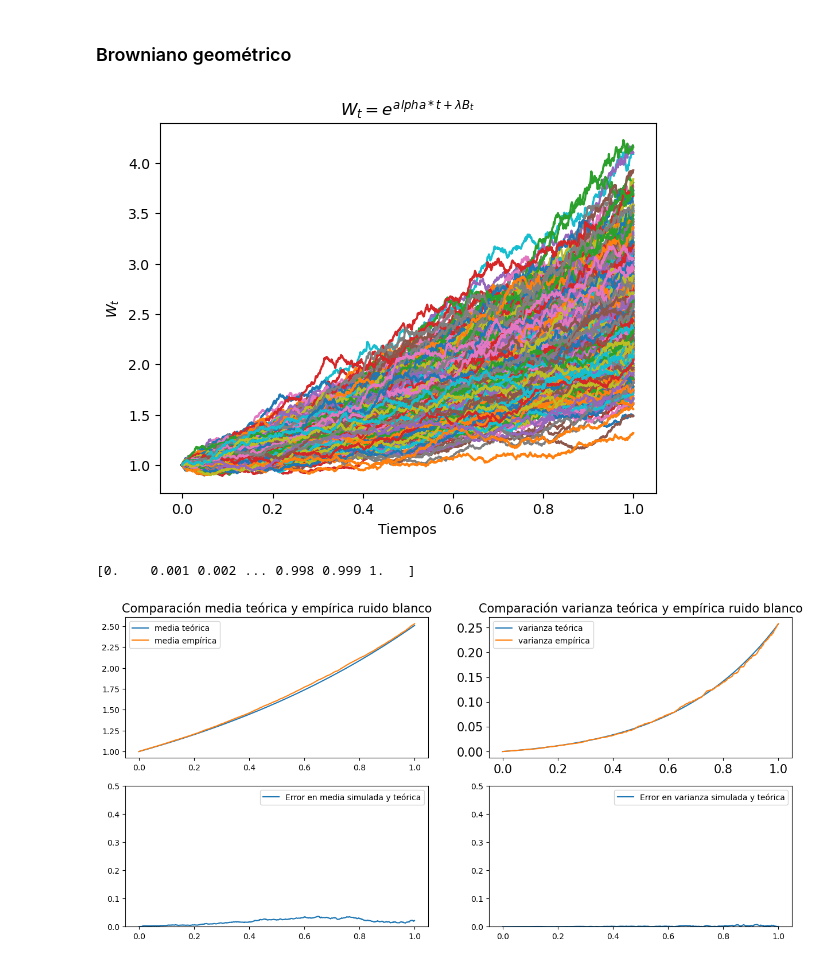
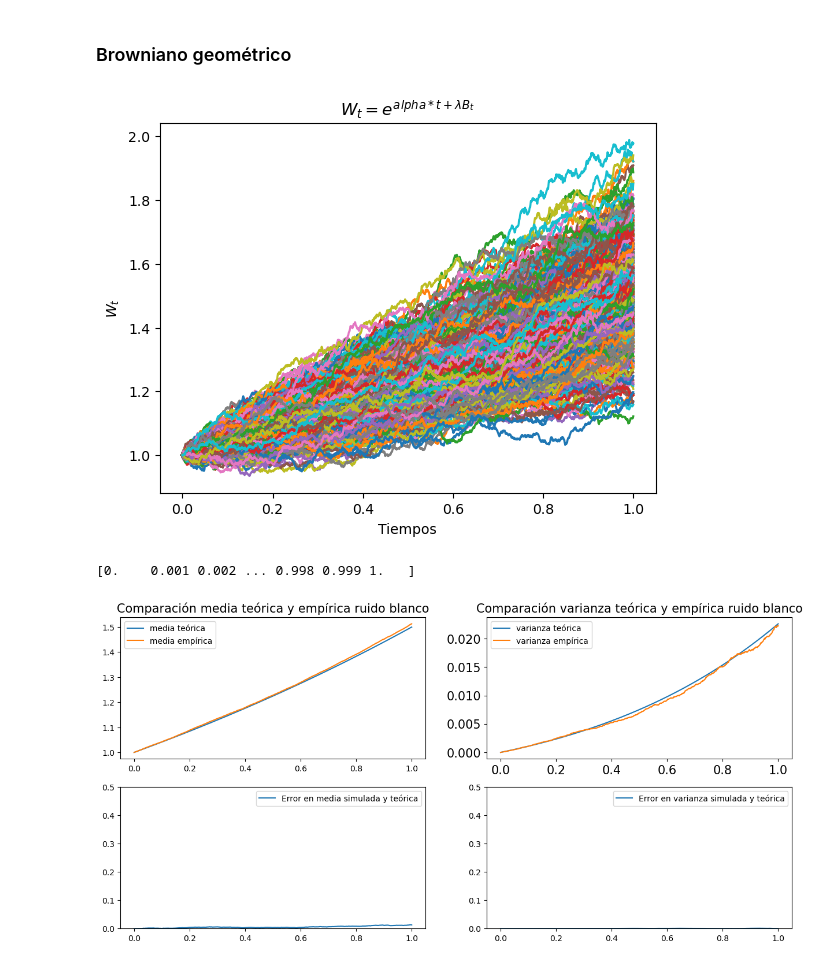
Before and after one commit to msanchezr99/Talleres_estocasticos1, a Jupyter notebook: Procesos_estoc_continuos/Proc_cont.ipynb, the cells around one changed output. Saved outputs shown, nothing was run; the diff lists cells and outputs as text; code cells hidden in the pictures.

```diff
--- a/Procesos_estoc_continuos/Proc_cont.ipynb
+++ b/Procesos_estoc_continuos/Proc_cont.ipynb
@@ -27,12 +27,12 @@ import brownian_motion as bm
 T=1 #Horizonte de tiempo
 s=999 # número de subintervalos
 n=s+1 # número de puntos
-d=1000 # núm de tratectorias
+d=100 # núm de tratectorias
 time=np.linspace(0,T,n) #Con n=s+1 puntos obtengo 0=t_0<...<t_n=T, s subintervalos
 dt=T/n
 
 #Función de plot:
-def plotear(nombre_proceso, mu_teor_t,mu_hat_t, var_teor_t,var_hat_t,mu_error,var_error,lim_err=[0,1]):
+def plotear(nombre_proceso,time, mu_teor_t,mu_hat_t, var_teor_t,var_hat_t,mu_error,var_error,lim_err=[0,1]):
     """
     Plotear comparaciones de vector de medias y varianzas teóricas y empíricas
     """
@@ -375,31 +375,31 @@ plotear("Browniano drift",mu_teor_t,mu_hat_t,var_teor_t,var_hat_t,mu_error,var_e
 # %%
 T=1
 s=1000
 n=s+1
 time=np.linspace(0,T,n)
-alpha=0.9
-lamda=0.2
+alpha=0.4
+lamda=0.1
 drift_M=bm.get_geometr_matr(n,500,alpha,lamda,T)
 
 fig, ax = plt.subplots()
 ax.plot(time,drift_M.T)
 ax.set_title("$W_t = e^{alpha * t +\lambda B_t}$")
 ax.set_xlabel("Tiempos")
 ax.set_ylabel("$W_t$")
 plt.show()
 
 mu_teor_t,cov_teor=bm.geometric_theoret_mu_cov(time,alpha,lamda)
 mu_hat_t,cov_hat=bm.empiric_mu_cov(drift_M)
 
 var_hat_t=np.diag(cov_hat)
 var_teor_t=np.diag(cov_teor)
 
 mu_error=bm.error(mu_hat_t,mu_teor_t)
 var_error=bm.error(var_hat_t,var_teor_t)
 print(time)
 #Plot
-plotear("ruido blanco",mu_teor_t,mu_hat_t,var_teor_t,var_hat_t,mu_error,var_error,lim_err=[0,0.5])
+plotear("ruido blanco",time, mu_teor_t,mu_hat_t,var_teor_t,var_hat_t,mu_error,var_error,lim_err=[0,0.5])
 # %% [output]
-[figure, old version]
+[figure, new version]
 [0.    0.001 0.002 ... 0.998 0.999 1.   ]
-[figure, old version]
+[figure, new version]
```
Also changed, not shown: parts of 6 cells of this notebook, 5 other files.
